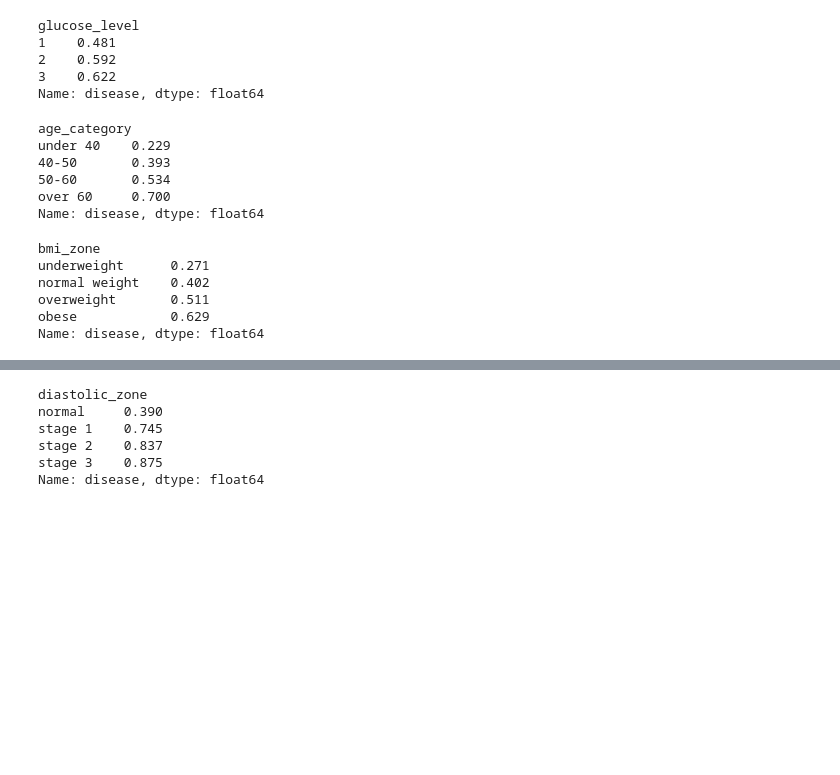
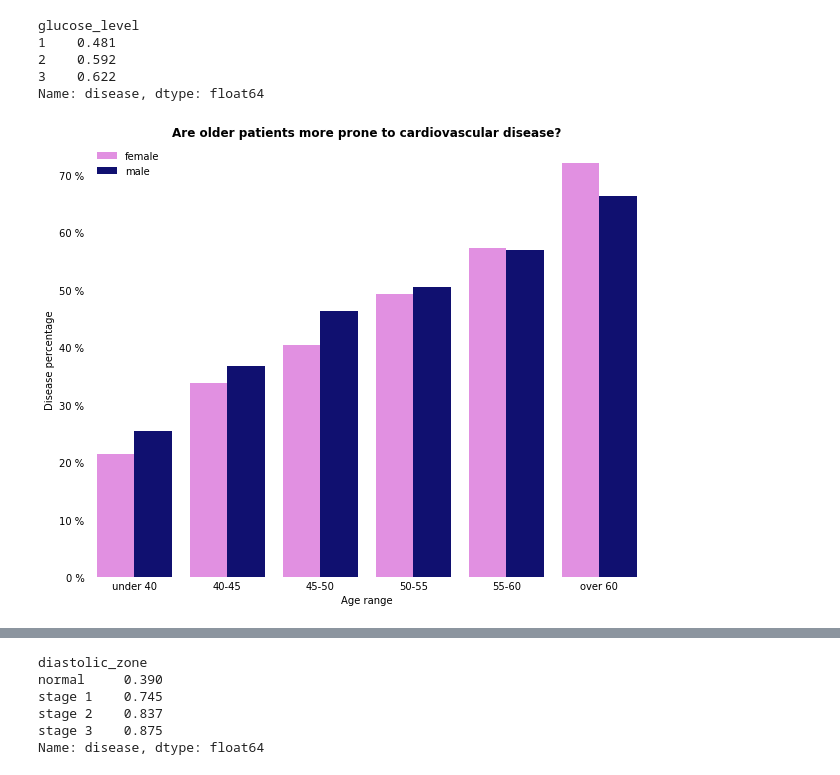
Before and after one commit to jackbustertann/cardiovascular_disease_detection, a Jupyter notebook: index.ipynb, the cells around one changed output, grey strips where cells are left out. Drawn from its saved outputs; the diff is of its cells as text; code cells hidden in the pictures; blank space fills up the shorter version.

Commit message:
updating EDA images

```diff
--- a/index.ipynb
+++ b/index.ipynb
@@ -106,25 +109,28 @@ glucose_level
 2    0.592
 3    0.622
 Name: disease, dtype: float64
-# %%
-min_age, max_age = cardio_data['age'].min(), cardio_data['age'].max()
-cardio_data['age_category'] = pd.cut(cardio_data['age'], bins = [min_age,40,50,60,max_age], labels = ['under 40', '40-50', '50-60', 'over 60'])
-cardio_data.groupby('age_category')['disease'].mean().round(3)
-# %% [output]
-age_category
-under 40    0.229
-40-50       0.393
-50-60       0.534
-over 60     0.700
-Name: disease, dtype: float64
-# %%
-min_bmi, max_bmi = cardio_data['bmi'].min(), cardio_data['bmi'].max()
-cardio_data['bmi_zone'] = pd.cut(cardio_data['bmi'], bins = [min_bmi,17.5,25,30,max_bmi], labels = ['underweight', 'normal weight', 'overweight', 'obese'])
-cardio_data.groupby('bmi_zone')['disease'].mean().round(3)
-# %% [output]
-bmi_zone
-underweight      0.271
-normal weight    0.402
-overweight       0.511
-obese            0.629
-Name: disease, dtype: float64
+# %%
+min_age, max_age = cardio_data['age'].min(), cardio_data['age'].max()
+cardio_data['age_category'] = pd.cut(cardio_data['age'], bins = [min_age,40,45,50,55,60,max_age], labels = ['under 40', '40-45', '45-50', '50-55', '55-60', 'over 60'])
+# cardio_data['gender'] = cardio_data['gender'].map(lambda x: 'female' if x == 1 else 'male')
+gender_age_grouped = pd.DataFrame(cardio_data.groupby(['gender', 'age_category'])['disease'].mean().round(3)).reset_index()
+
+
+fig = plt.figure(figsize = (10,8))
+ax = fig.add_subplot(111)
+sns.catplot(x = 'age_category', y='disease', hue = 'gender', data = gender_age_grouped, kind = 'bar', palette = ['violet', 'navy'], ax = ax)
+ax.tick_params(axis= 'both', which= 'both',length = 0)
+ax.set_yticklabels(['{} %'.format(x) for x in range(0,80,10)])
+ax.spines['top'].set_visible(False)
+ax.spines['bottom'].set_visible(False)
+ax.spines['right'].set_visible(False)
+ax.spines['left'].set_visible(False)
+ax.set_title('Are older patients more prone to cardiovascular disease?', fontweight = 'bold')
+ax.set_xlabel('Age range')
+ax.set_ylabel('Disease percentage')
+handles, labels = ax.get_legend_handles_labels()
+ax.legend(handles=handles[2:], labels=labels[2:])
+ax.legend(frameon=False)
+plt.close(2);
+# %% [output]
+[figure, added]
```
Also changed, not shown: parts of 3 cells of this notebook, 2 other files.
